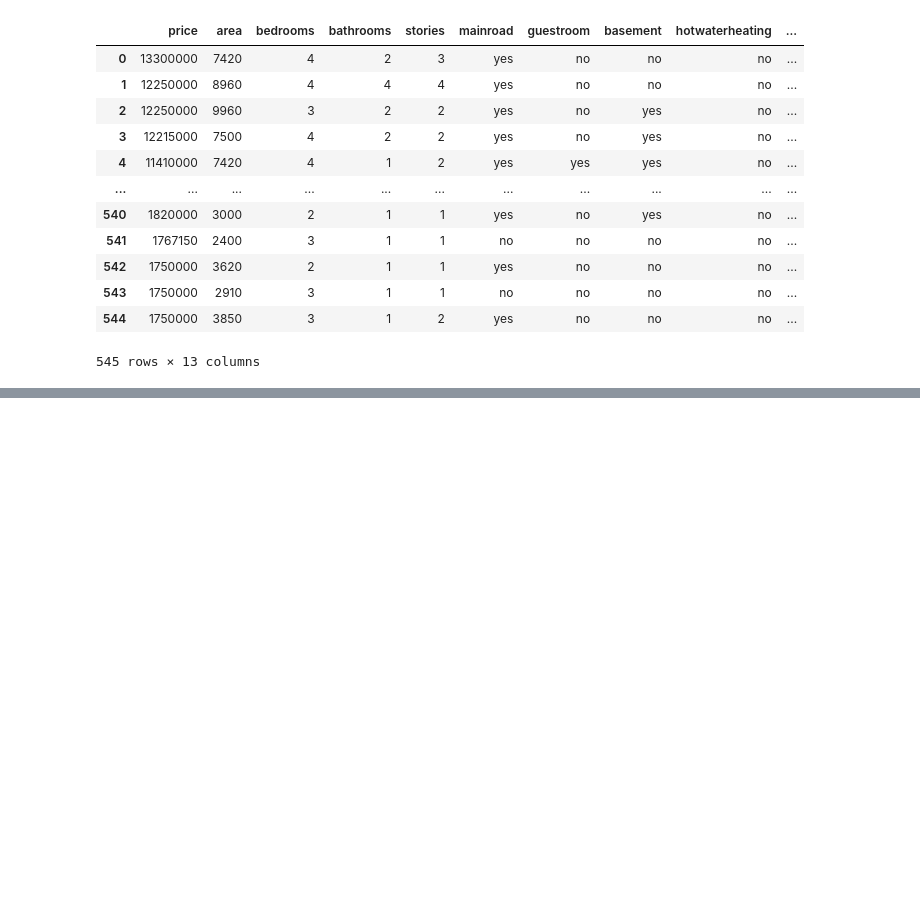
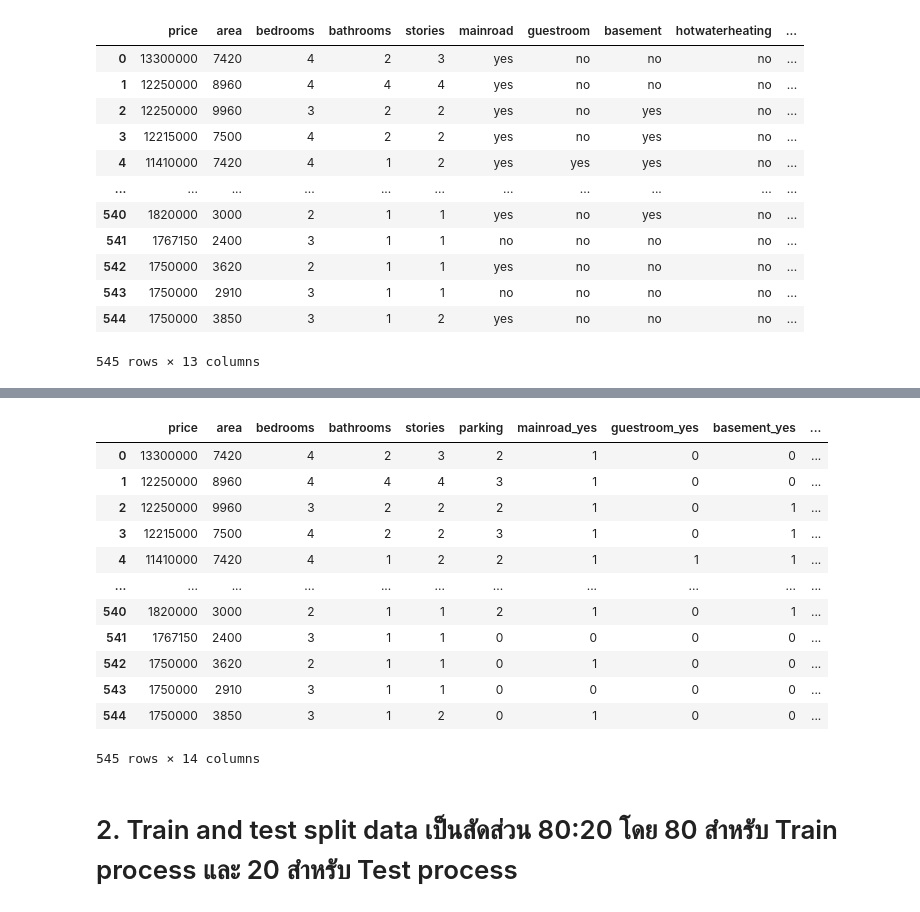
Before and after one commit to Kanyarat-Jirarat/Multiple-linear-regression, a Jupyter notebook: ML_AS01.ipynb, the cells around one changed output, grey strips where cells are left out. Saved outputs shown, nothing was run; the diff lists cells and outputs as text; code cells hidden in the pictures; blank space fills up the shorter version.

```diff
--- a/ML_AS01.ipynb
+++ b/ML_AS01.ipynb
@@ -22,0 +62,18 @@ df
+# %%
+df_dum
+# %% [output]
+|  | price | area | bedrooms | bathrooms | stories | parking | mainroad_yes | guestroom_yes | basement_yes | ... |
+| 0 | 13300000 | 7420 | 4 | 2 | 3 | 2 | 1 | 0 | 0 | ... |
+| 1 | 12250000 | 8960 | 4 | 4 | 4 | 3 | 1 | 0 | 0 | ... |
+| 2 | 12250000 | 9960 | 3 | 2 | 2 | 2 | 1 | 0 | 1 | ... |
+| 3 | 12215000 | 7500 | 4 | 2 | 2 | 3 | 1 | 0 | 1 | ... |
+| 4 | 11410000 | 7420 | 4 | 1 | 2 | 2 | 1 | 1 | 1 | ... |
+| ... | ... | ... | ... | ... | ... | ... | ... | ... | ... | ... |
+| 540 | 1820000 | 3000 | 2 | 1 | 1 | 2 | 1 | 0 | 1 | ... |
+| 541 | 1767150 | 2400 | 3 | 1 | 1 | 0 | 0 | 0 | 0 | ... |
+| 542 | 1750000 | 3620 | 2 | 1 | 1 | 0 | 1 | 0 | 0 | ... |
+| 543 | 1750000 | 2910 | 3 | 1 | 1 | 0 | 0 | 0 | 0 | ... |
+| 544 | 1750000 | 3850 | 3 | 1 | 2 | 0 | 1 | 0 | 0 | ... |
+545 rows × 14 columns
+# %% [markdown]
+# 2. Train and test split data เป็นสัดส่วน 80:20 โดย 80 สำหรับ Train process และ 20 สำหรับ Test process
```
Also changed, not shown: parts of 12 cells of this notebook.
